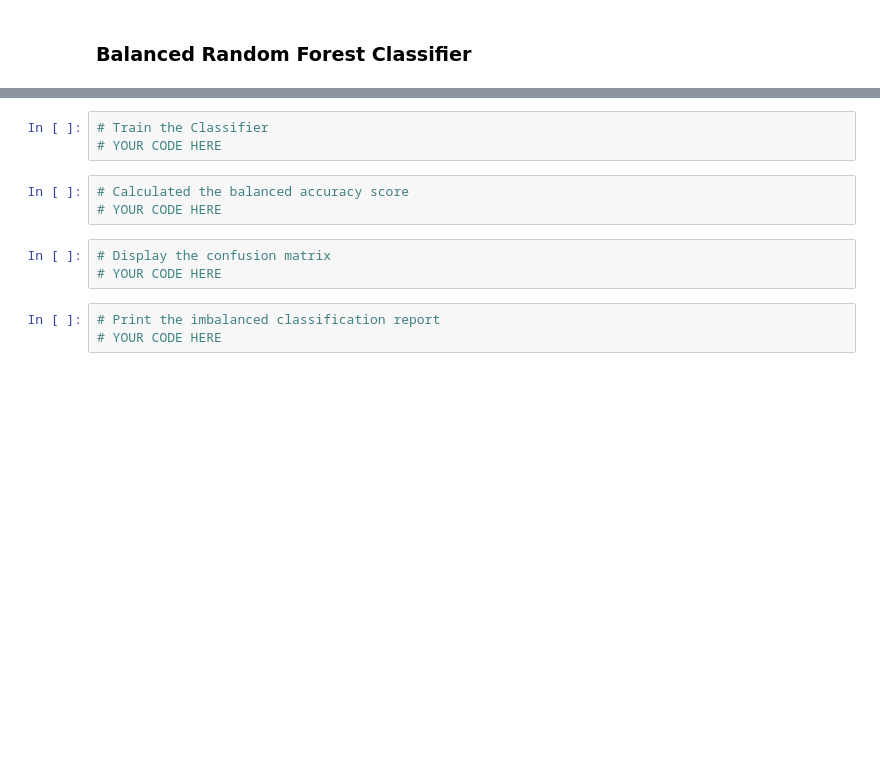
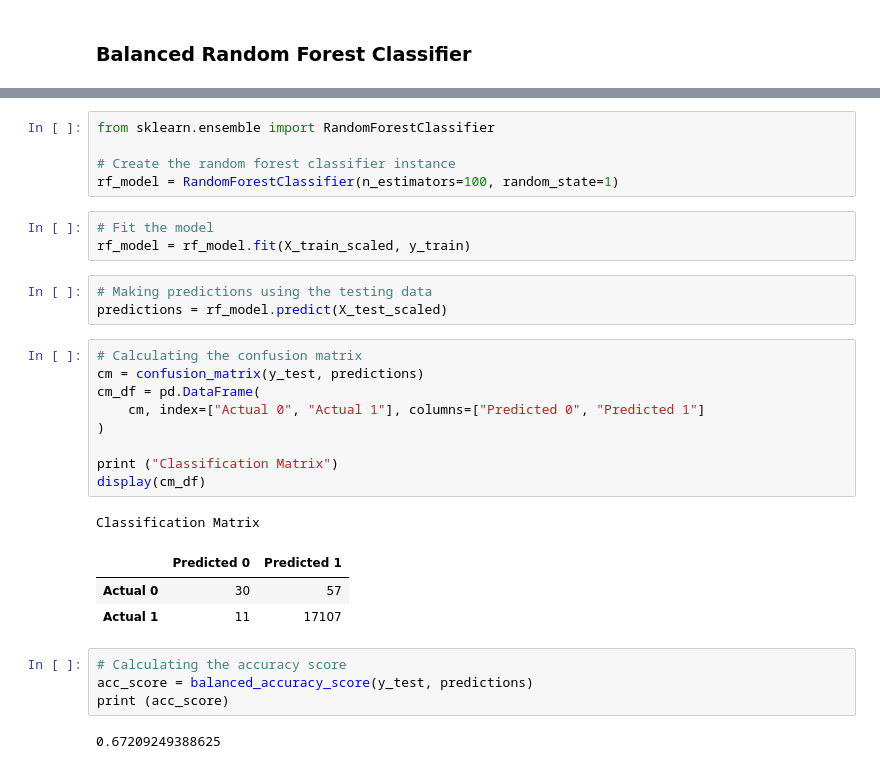
Before and after one commit to Mikhara/Unit_11_Risky_Business, a Jupyter notebook: homework/Starter_Code/credit_risk_ensemble.ipynb, the cells around one changed output, grey strips where cells are left out. Saved outputs shown, nothing was run; the diff lists cells and outputs as text; blank space fills up the shorter version.

```diff
--- a/homework/Starter_Code/credit_risk_ensemble.ipynb
+++ b/homework/Starter_Code/credit_risk_ensemble.ipynb
@@ -87,12 +213,31 @@ Note: Use a random state of 1 for each algorithm to ensure consistency between t
-# %%
-# Train the Classifier
-# YOUR CODE HERE
-# %%
-# Calculated the balanced accuracy score
-# YOUR CODE HERE
-# %%
-# Display the confusion matrix
-# YOUR CODE HERE
-# %%
-# Print the imbalanced classification report
-# YOUR CODE HERE
+# %%
+from sklearn.ensemble import RandomForestClassifier
+
+# Create the random forest classifier instance
+rf_model = RandomForestClassifier(n_estimators=100, random_state=1)
+# %%
+# Fit the model
+rf_model = rf_model.fit(X_train_scaled, y_train)
+# %%
+# Making predictions using the testing data
+predictions = rf_model.predict(X_test_scaled)
+# %%
+# Calculating the confusion matrix
+cm = confusion_matrix(y_test, predictions)
+cm_df = pd.DataFrame(
+    cm, index=["Actual 0", "Actual 1"], columns=["Predicted 0", "Predicted 1"]
+)
+
+print ("Classification Matrix")
+display(cm_df)
+# %% [output]
+Classification Matrix
+|  | Predicted 0 | Predicted 1 |
+| Actual 0 | 30 | 57 |
+| Actual 1 | 11 | 17107 |
+# %%
+# Calculating the accuracy score
+acc_score = balanced_accuracy_score(y_test, predictions)
+print (acc_score)
+# %% [output]
+0.67209249388625
```
Also changed, not shown: parts of 28 cells of this notebook, 2 other files.
